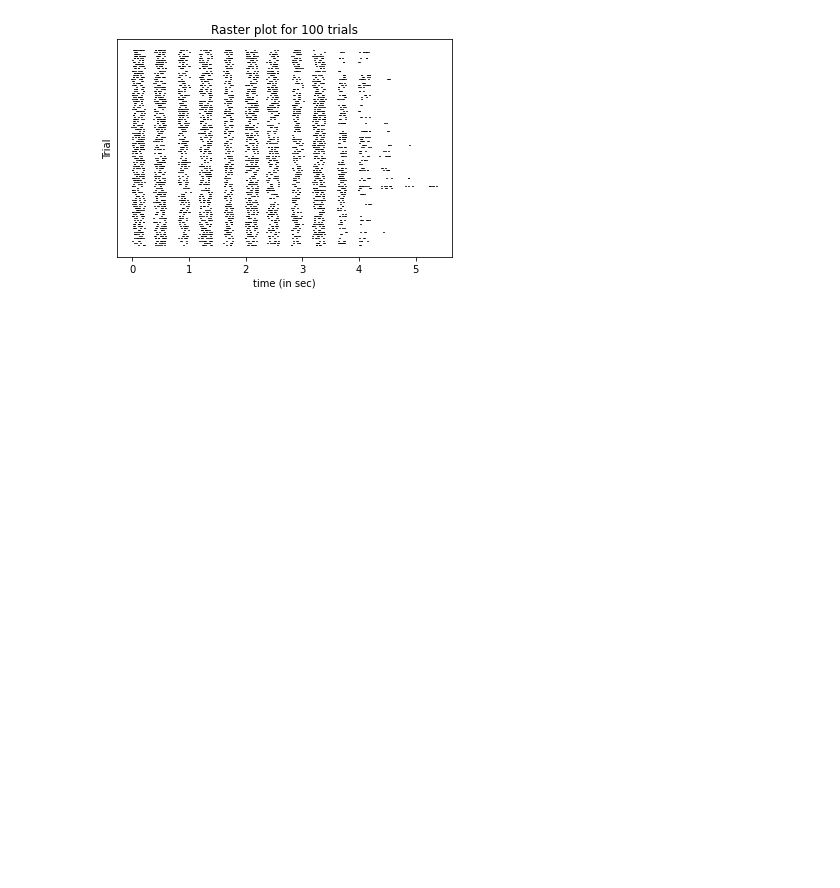
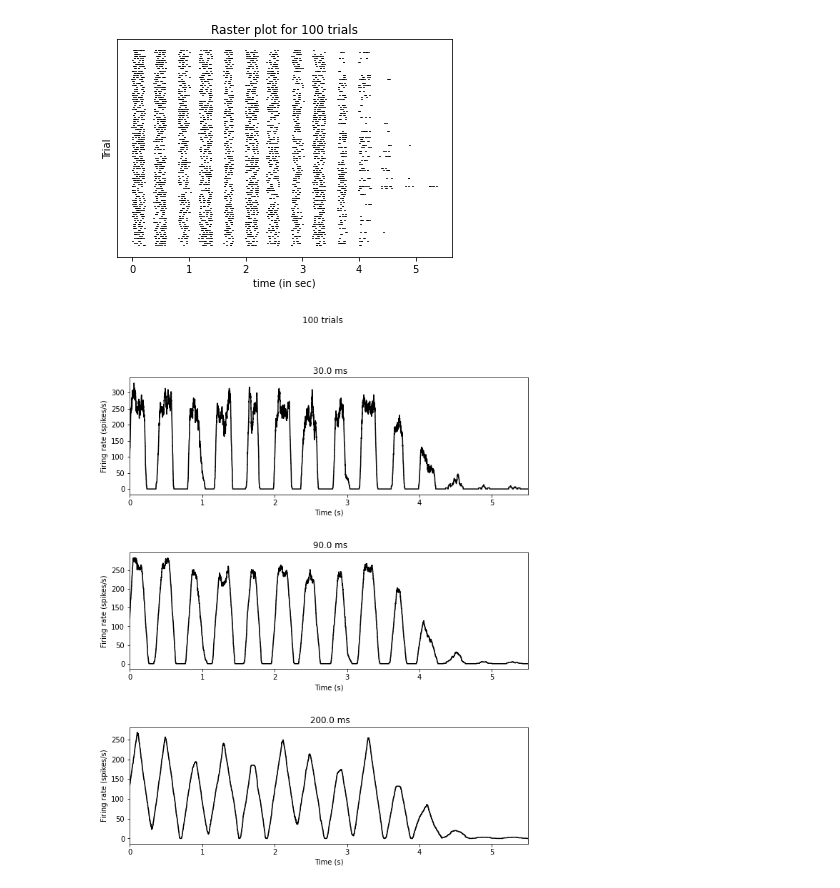
Before and after one commit to SudeshnaBora/aand_numerical, a Jupyter notebook: AAND_Assignment02.ipynb, the cells around one changed output. Cells and saved outputs as stored; diff of their text form; code cells hidden in the pictures; blank space fills up the shorter version.

```diff
--- a/AAND_Assignment02.ipynb
+++ b/AAND_Assignment02.ipynb
@@ -37,3 +39,41 @@ plt.ylabel('Trial')
 plt.show()
 # %% [output]
 [figure]
+# %%
+def window_func(spike_train, dt, duration:float,super_title, function):
+  t = np.arange(0, duration, 0.0001)
+  fig, axs = plt.subplots(3, figsize=(10,12))
+  plt.subplots_adjust(hspace = 0.5)
+
+  for i in range(len(dt)):
+    window = function(dt[i])
+    rates = np.convolve(spike_train, window, mode = 'same')
+    axs[i].plot(t, rates[0 : int(duration * 10000)]*10, 'k')
+    axs[i].set(title =  f' {dt[i]*1000} ms', xlabel = 'Time (s)', ylabel = 'Firing rate (spikes/s)', xlim = (0, duration))
+  plt.suptitle(super_title)
+
+
+def rectange_window(width):
+  rct = (1/width) * np.ones(int(width*10000))
+  return rct
+
+widths = np.array([30, 90, 200])/1000
+# %%
+
+trial_length = 5.5
+
+#as resolution is 0.1 ms , we will multiply by 10000
+
+spikes = np.zeros((int(trial_length * 10000), 100))
+
+#calculate response function
+for i in range(100):
+  for element in spike_times_array[:,i] * 10:
+    if ~np.isnan(element):
+      spikes[int(element), i] = 1
+
+mean_trials= np.mean(spikes, axis=1)
+
+window_func(mean_trials, dt = widths, duration = trial_length,super_title = '100 trials', function = rectange_window)
+# %% [output]
+[figure, added]
```
Also changed, not shown: parts of 9 cells of this notebook.
